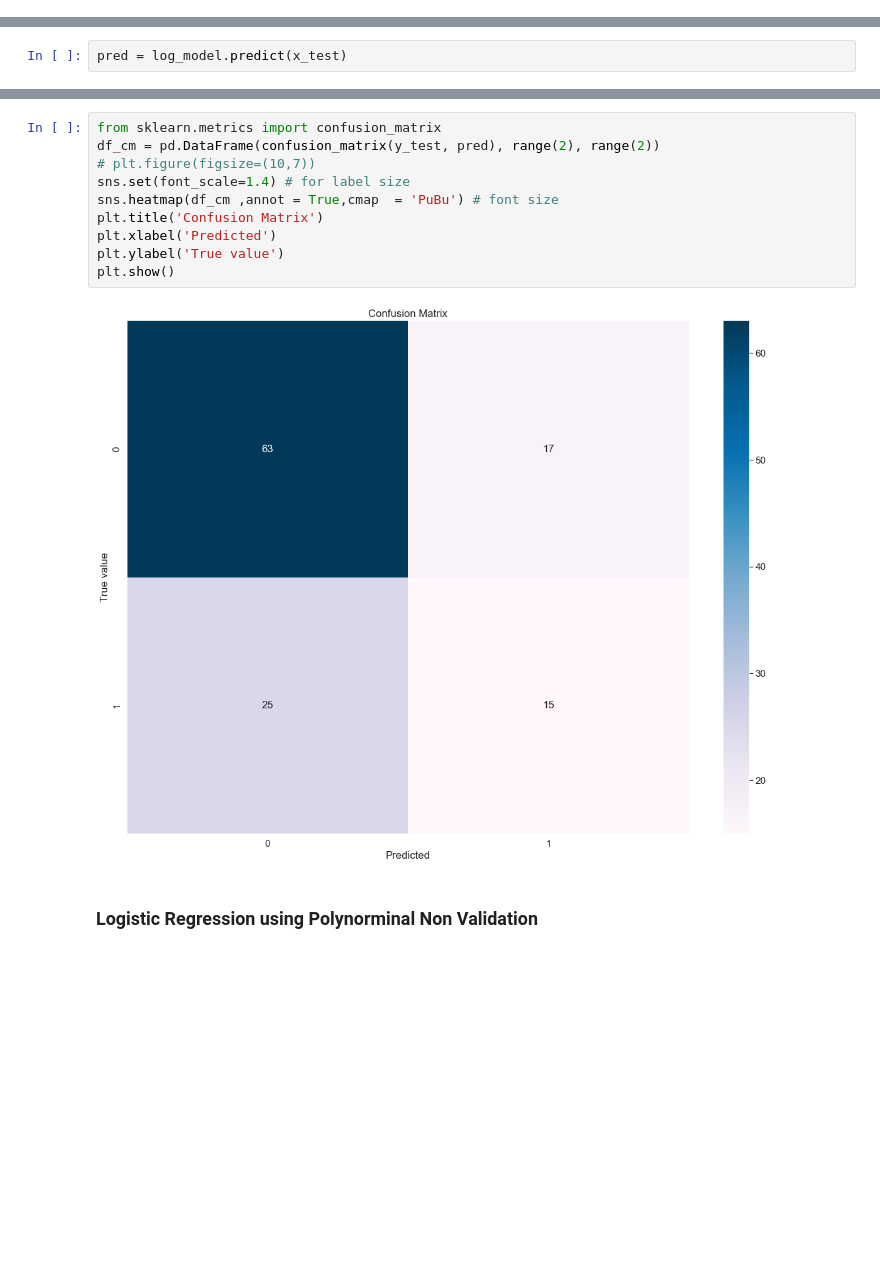
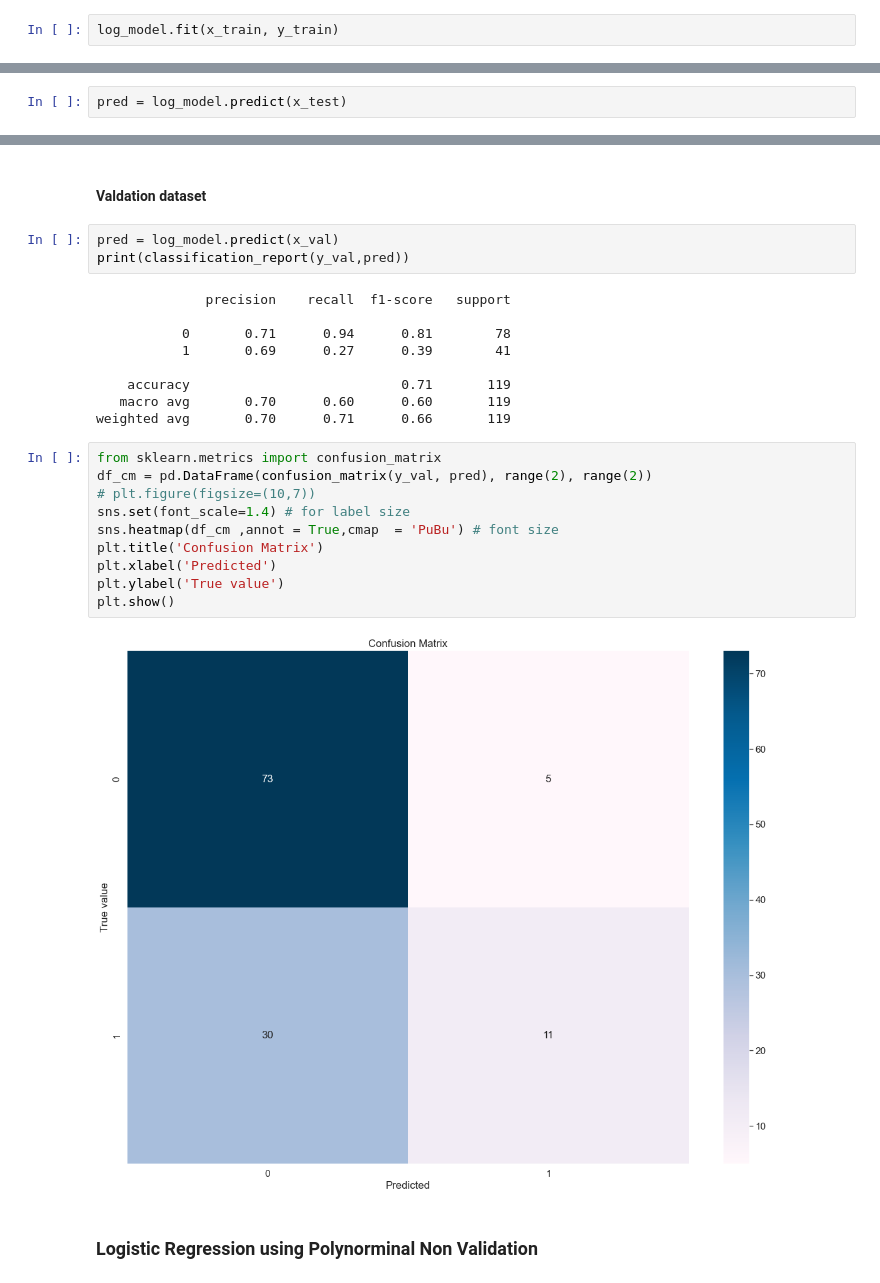
Before and after one commit to nhat117/COSC2753-ASM1, a Jupyter notebook: sepsis_prediction .ipynb, the cells around one changed output, grey strips where cells are left out. Saved outputs shown, nothing was run; the diff lists cells and outputs as text; blank space fills up the shorter version.

```diff
--- a/sepsis_prediction .ipynb
+++ b/sepsis_prediction .ipynb
@@ -1799,3 +1801,5 @@ print(y_val.shape)
 # %%
 from sklearn.linear_model import LogisticRegression
 log_model = LogisticRegression()
+# %%
+log_model.fit(x_train, y_train)
@@ -1823,18 +1850,32 @@ print(classification_report(y_test,pred))
     accuracy                           0.68       120
    macro avg       0.63      0.57      0.56       120
 weighted avg       0.66      0.68      0.64       120
+# %% [markdown]
+#### Valdation dataset
+# %%
+pred = log_model.predict(x_val)
+print(classification_report(y_val,pred))
+# %% [output]
+              precision    recall  f1-score   support
+
+           0       0.71      0.94      0.81        78
+           1       0.69      0.27      0.39        41
+
+    accuracy                           0.71       119
+   macro avg       0.70      0.60      0.60       119
+weighted avg       0.70      0.71      0.66       119
 # %%
 from sklearn.metrics import confusion_matrix
-df_cm = pd.DataFrame(confusion_matrix(y_test, pred), range(2), range(2))
+df_cm = pd.DataFrame(confusion_matrix(y_val, pred), range(2), range(2))
 # plt.figure(figsize=(10,7))
 sns.set(font_scale=1.4) # for label size
 sns.heatmap(df_cm ,annot = True,cmap  = 'PuBu') # font size
 plt.title('Confusion Matrix')
 plt.xlabel('Predicted')
 plt.ylabel('True value')
 plt.show()
 # %% [output]
-[figure, old version]
+[figure, new version]
 # %% [markdown]
 ### Logistic Regression using Polynorminal Non Validation
 # %% [markdown]
```
Also changed, not shown: parts of 30 cells of this notebook.
